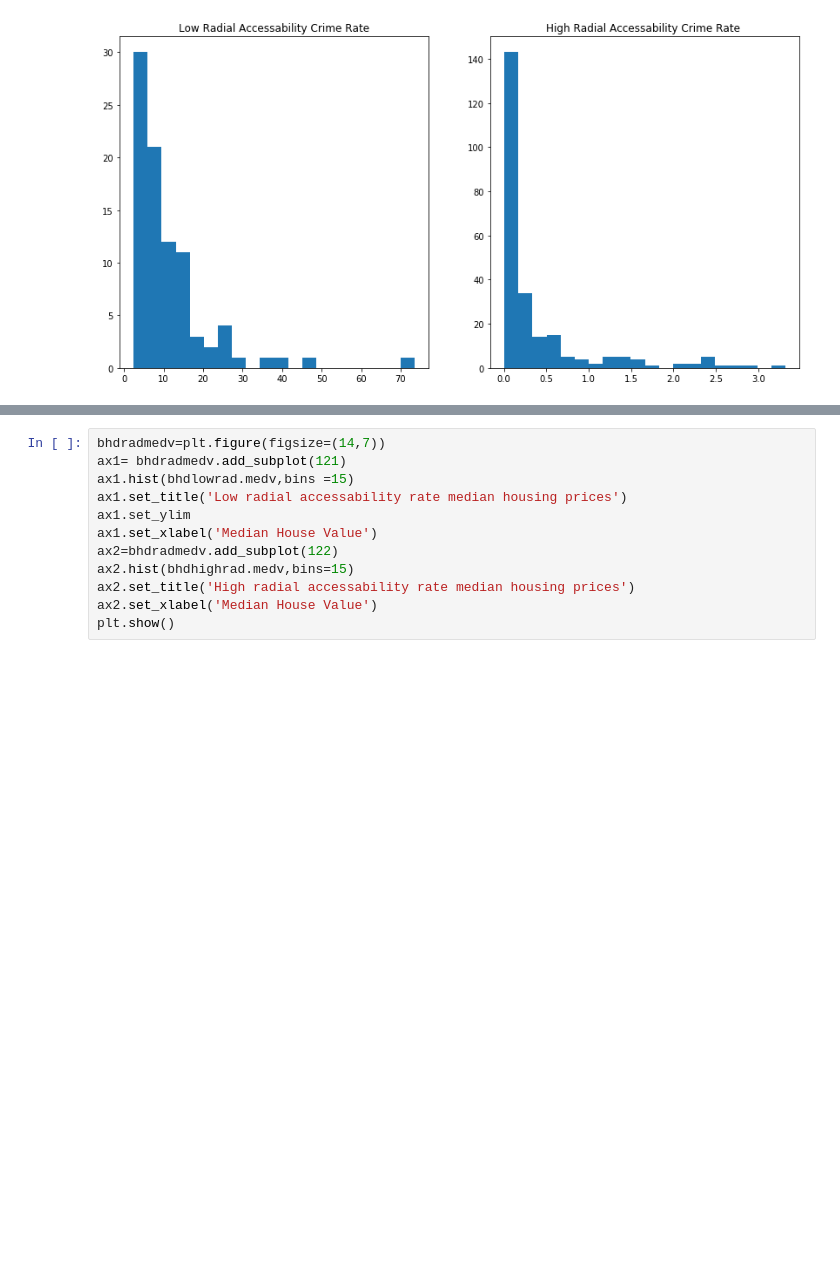
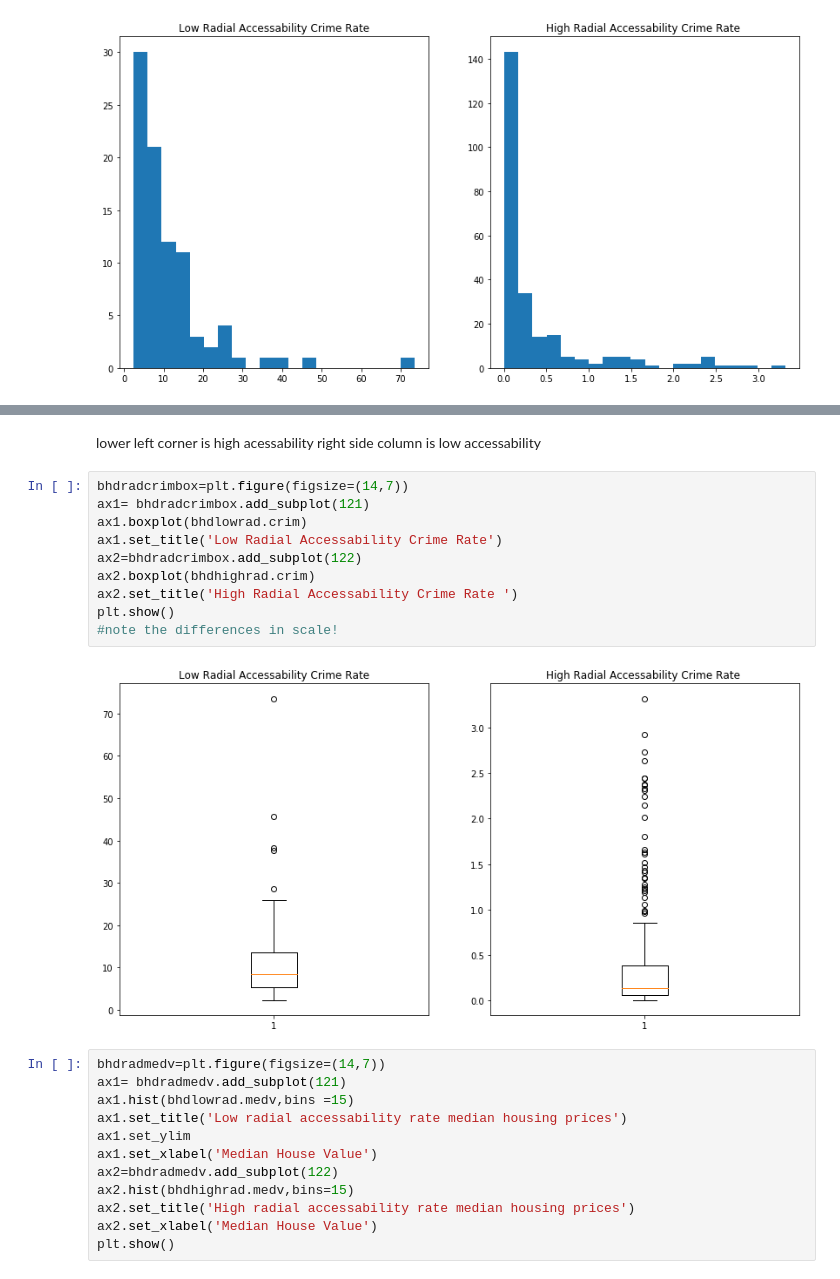
Before and after one commit to ktzioumis/dsc-1-03-16-eda-with-pandas-using-the-boston-housing-data-lab-online-ds-pt-112618, a Jupyter notebook: index.ipynb, the cells around one changed output, grey strips where cells are left out. Saved outputs shown, nothing was run; the diff lists cells and outputs as text; blank space fills up the shorter version.

```diff
--- a/index.ipynb
+++ b/index.ipynb
@@ -539,3 +550,17 @@ plt.show()
+# %% [markdown]
+lower left corner is high acessability right side column is low accessability
+# %%
+bhdradcrimbox=plt.figure(figsize=(14,7))
+ax1= bhdradcrimbox.add_subplot(121)
+ax1.boxplot(bhdlowrad.crim)
+ax1.set_title('Low Radial Accessability Crime Rate')
+ax2=bhdradcrimbox.add_subplot(122)
+ax2.boxplot(bhdhighrad.crim)
+ax2.set_title('High Radial Accessability Crime Rate ')
+plt.show()
+#note the differences in scale!
+# %% [output]
+[figure, added]
 # %%
 bhdradmedv=plt.figure(figsize=(14,7))
 ax1= bhdradmedv.add_subplot(121)
```
Also changed, not shown: parts of 2 cells of this notebook.
